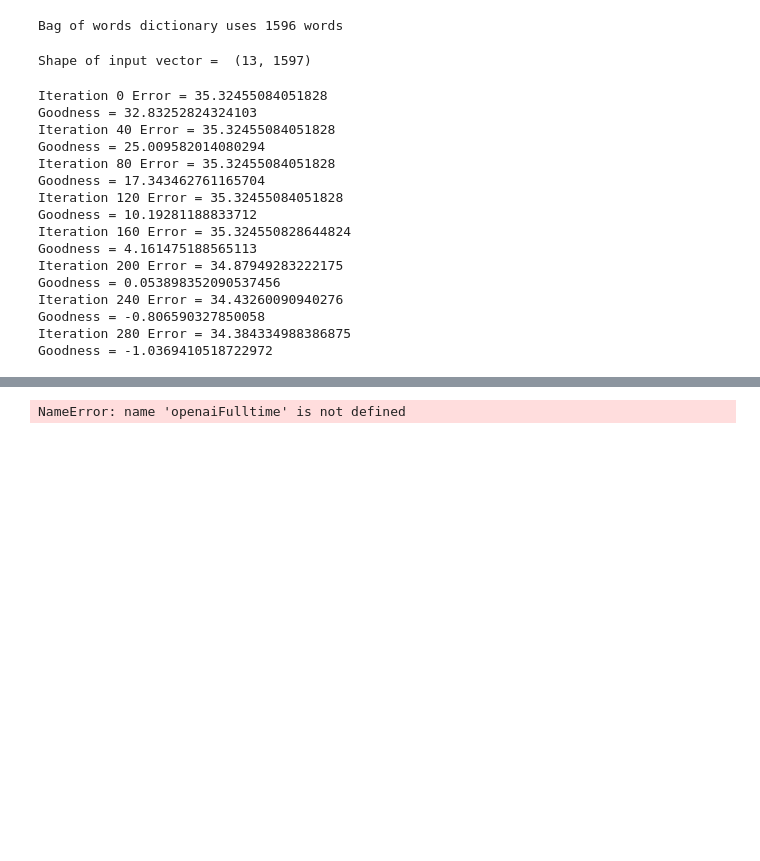
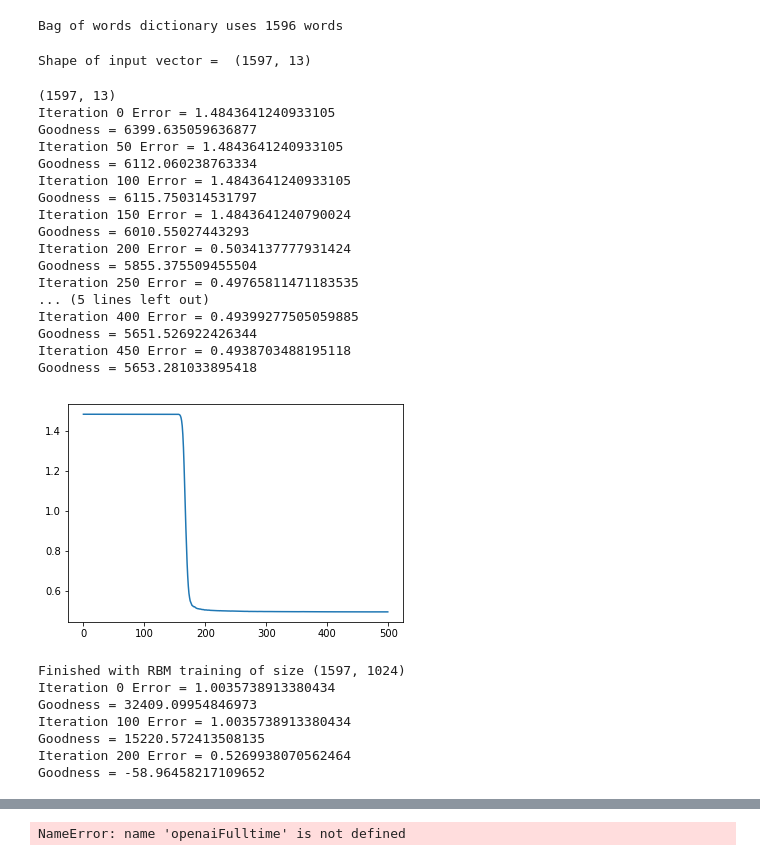
Before and after one commit to riveSunder/semanticHashing, a Jupyter notebook: openAIFellowApplication.ipynb, the cells around one changed output, grey strips where cells are left out. Saved outputs shown, nothing was run; the diff lists cells and outputs as text; code cells hidden in the pictures; blank space fills up the shorter version.

Commit message:
fix various small problems (vectorize loops, fix dimensionality of layers/gradients)

```diff
--- a/openAIFellowApplication.ipynb
+++ b/openAIFellowApplication.ipynb
@@ -326,53 +346,62 @@ if(1):
         else:
             X0 = X
 
-
+X0 = X0.T
 print("Shape of input vector = ",np.shape(X0))
 # %% [output]
-Shape of input vector =  (13, 1597)
+Shape of input vector =  (1597, 13)
 # %%
 # Pretrain network as a deep belief net (stack restricted Boltzmann machines)
 
-if (0):
+if (1):
     # Uncomment to normalize the input vector?
-    np.mean(a0)
-    a00 = a0
-    a0 = a0 / (np.mean(a0) * 2)
-    print(np.shape(a0))
+    np.mean(X0)
+    #X00 = X0
+    X0 = X0 / (np.mean(X0) * 2)
+    print(np.shape(X0))
 
 
-t = time.time()
-trainIt = 400
+t0 = time.time()
+trainIt = 500
 lR = 3e-3
 #rbm13 = trainRBMLayers(a0,14,1e-1,trainIt)
 if (1):
     rbm0 = trainRBMLayers(X0,1024,lR,trainIt)
     rbm1 = trainRBMLayers(rbm0.T,512,lR,2*trainIt)
-    rbm2 = trainRBMLayers(rbm1.T,512,lR,3*trainIt)
-    rbm3 = trainRBMLayers(rbm2.T,32,lR,4*trainIt)
+    rbm2 = trainRBMLayers(rbm1.T,512,lR,2*trainIt)
+    rbm3 = trainRBMLayers(rbm2.T,32,lR,3*trainIt)
 
 elapsed = time.time() - t0
 print("Time to train RBMs " + str(elapsed))
 elapsed = time.time()-t
 print(elapsed)
-print(np.shape(rbm13))
+print(np.shape(rbm0))
 # %% [output]
-Iteration 0 Error = 35.32455084051828
-Goodness = 32.83252824324103
-Iteration 40 Error = 35.32455084051828
-Goodness = 25.009582014080294
-Iteration 80 Error = 35.32455084051828
-Goodness = 17.343462761165704
-Iteration 120 Error = 35.32455084051828
-Goodness = 10.19281188833712
-Iteration 160 Error = 35.324550828644824
-Goodness = 4.161475188565113
-Iteration 200 Error = 34.87949283222175
-Goodness = 0.053898352090537456
-Iteration 240 Error = 34.43260090940276
-Goodness = -0.806590327850058
-Iteration 280 Error = 34.384334988386875
-Goodness = -1.0369410518722972
+(1597, 13)
+Iteration 0 Error = 1.4843641240933105
+Goodness = 6399.635059636877
+Iteration 50 Error = 1.4843641240933105
+Goodness = 6112.060238763334
+Iteration 100 Error = 1.4843641240933105
+Goodness = 6115.750314531797
+Iteration 150 Error = 1.4843641240790024
+Goodness = 6010.55027443293
+Iteration 200 Error = 0.5034137777931424
+Goodness = 5855.375509455504
+Iteration 250 Error = 0.49765811471183535
+... (5 lines left out)
+Iteration 400 Error = 0.49399277505059885
+Goodness = 5651.526922426344
+Iteration 450 Error = 0.4938703488195118
+Goodness = 5653.281033895418
+[figure, added]
+Finished with RBM training of size (1597, 1024)
+Iteration 0 Error = 1.0035738913380434
+Goodness = 32409.09954846973
+Iteration 100 Error = 1.0035738913380434
+Goodness = 15220.572413508135
+Iteration 200 Error = 0.5269938070562464
+Goodness = -58.96458217109652
 # %%
 # The stacked RBMS become the layers of a FC neural net
 
```
Also changed, not shown: parts of 4 cells of this notebook.
